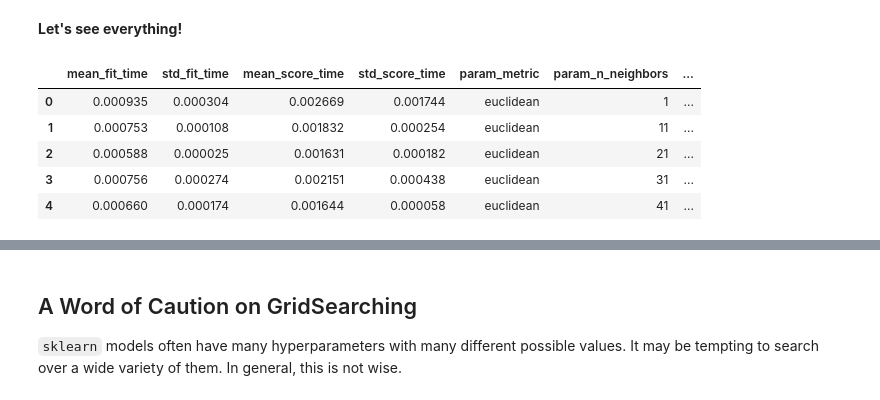
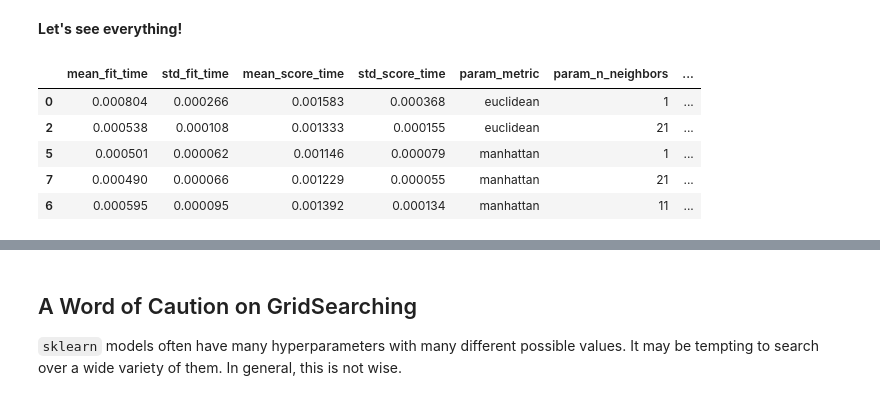
Before and after one commit to ga-curriculum/lesson-gridsearch-and-pipelines, a Jupyter notebook: solution-code/solution-code.ipynb, the cells around one changed output, grey strips where cells are left out. Cells and saved outputs as stored; diff of their text form; code cells hidden in the pictures.

```diff
--- a/solution-code/solution-code.ipynb
+++ b/solution-code/solution-code.ipynb
@@ -384,14 +380,14 @@ best_knn.score(X_test, y_test)
 # %% [markdown]
 **Let's see everything!**
 # %%
-pd.DataFrame(knn_gridsearch.cv_results_).head()
+pd.DataFrame(knn_gridsearch.cv_results_).sort_values('rank_test_score').head()
 # %% [output]
 |  | mean_fit_time | std_fit_time | mean_score_time | std_score_time | param_metric | param_n_neighbors | ... |
-| 0 | 0.000935 | 0.000304 | 0.002669 | 0.001744 | euclidean | 1 | ... |
-| 1 | 0.000753 | 0.000108 | 0.001832 | 0.000254 | euclidean | 11 | ... |
-| 2 | 0.000588 | 0.000025 | 0.001631 | 0.000182 | euclidean | 21 | ... |
-| 3 | 0.000756 | 0.000274 | 0.002151 | 0.000438 | euclidean | 31 | ... |
-| 4 | 0.000660 | 0.000174 | 0.001644 | 0.000058 | euclidean | 41 | ... |
+| 0 | 0.000804 | 0.000266 | 0.001583 | 0.000368 | euclidean | 1 | ... |
+| 2 | 0.000538 | 0.000108 | 0.001333 | 0.000155 | euclidean | 21 | ... |
+| 5 | 0.000501 | 0.000062 | 0.001146 | 0.000079 | manhattan | 1 | ... |
+| 7 | 0.000490 | 0.000066 | 0.001229 | 0.000055 | manhattan | 21 | ... |
+| 6 | 0.000595 | 0.000095 | 0.001392 | 0.000134 | manhattan | 11 | ... |
 # %%
 gs_df = pd.DataFrame(knn_gridsearch.cv_results_)
 gs_df = gs_df[gs_df['param_metric'] == 'euclidean']
```
Also changed, not shown: parts of 29 cells of this notebook.
